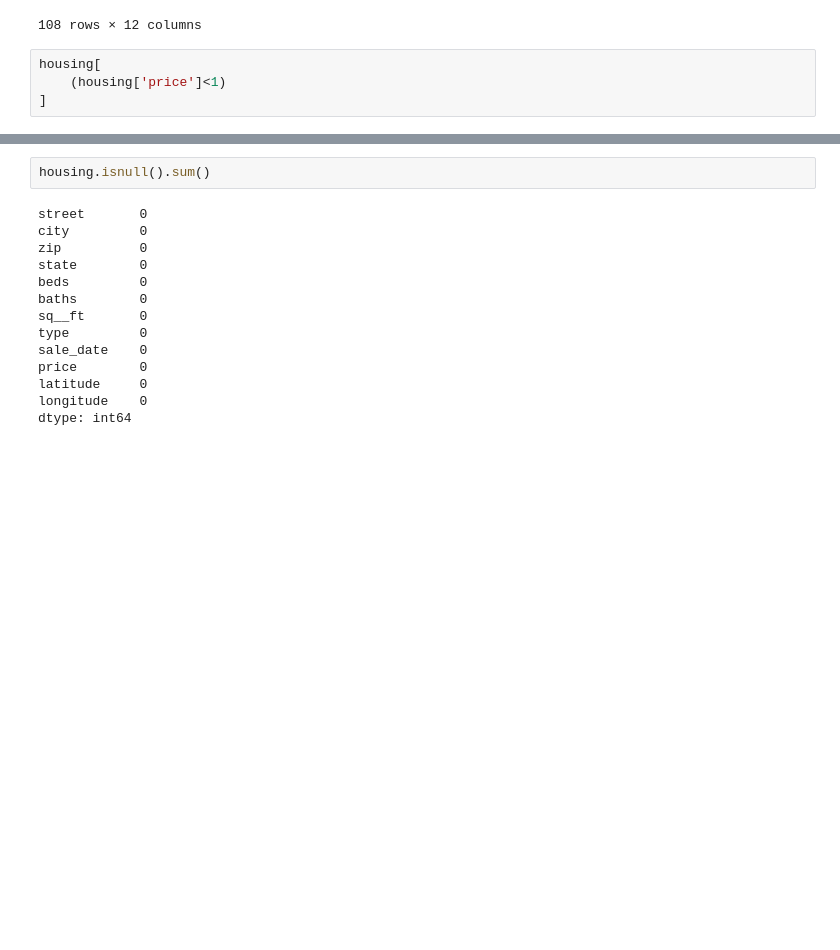
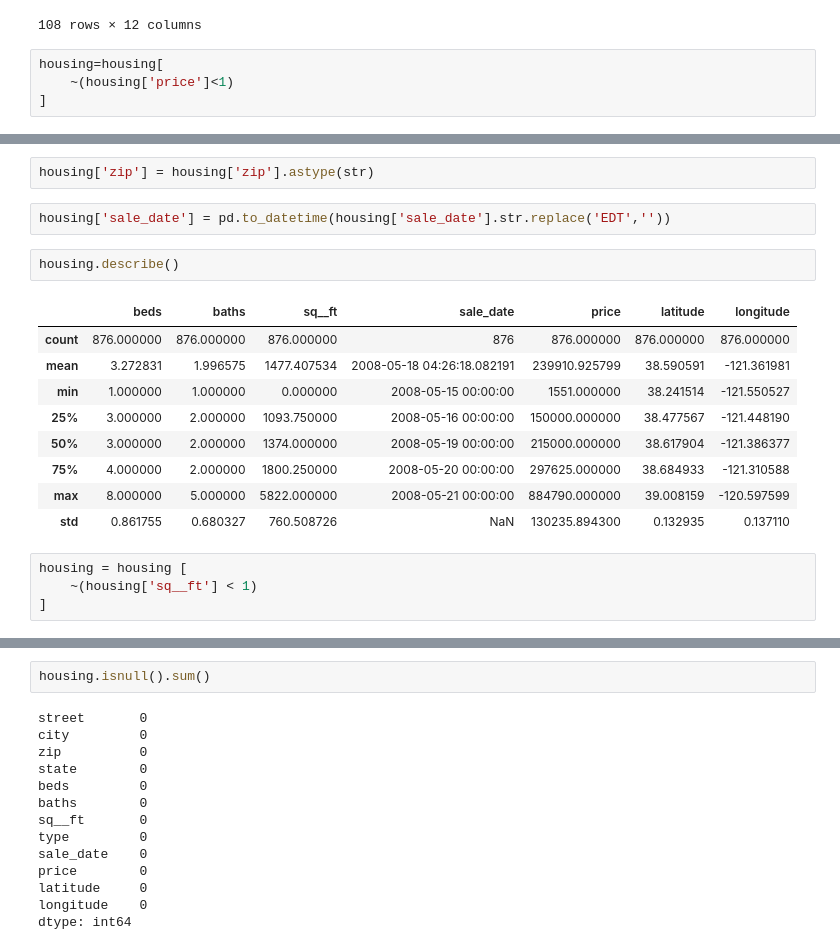
Before and after one commit to Datacrew133/LABS, a Jupyter notebook: 6.4 Multiple Linear Regression/Excercises/6.4.E1 Exercise regression.ipynb, the cells around one changed output, grey strips where cells are left out. Cells and saved outputs as stored; diff of their text form; blank space fills up the shorter version.

```diff
--- a/6.4 Multiple Linear Regression/Excercises/6.4.E1 Exercise regression.ipynb
+++ b/6.4 Multiple Linear Regression/Excercises/6.4.E1 Exercise regression.ipynb
@@ -91,6 +91,6 @@ housing[
 | 970 | 3557 SODA WAY | SACRAMENTO | 95834 | CA | 0 | 0 | 0 | Residential | Thu May 15 00:00:00 EDT 2008 | 224000 | 38.631026 | ... |
 108 rows × 12 columns
 # %%
-housing[
-    (housing['price']<1)
+housing=housing[
+    ~(housing['price']<1)
 ]
@@ -148,3 +130,23 @@ memory usage: 156.9 KB
+# %%
+housing['zip'] = housing['zip'].astype(str)
+# %%
+housing['sale_date'] = pd.to_datetime(housing['sale_date'].str.replace('EDT',''))
+# %%
+housing.describe()
+# %% [output]
+|  | beds | baths | sq__ft | sale_date | price | latitude | longitude |
+| count | 876.000000 | 876.000000 | 876.000000 | 876 | 876.000000 | 876.000000 | 876.000000 |
+| mean | 3.272831 | 1.996575 | 1477.407534 | 2008-05-18 04:26:18.082191 | 239910.925799 | 38.590591 | -121.361981 |
+| min | 1.000000 | 1.000000 | 0.000000 | 2008-05-15 00:00:00 | 1551.000000 | 38.241514 | -121.550527 |
+| 25% | 3.000000 | 2.000000 | 1093.750000 | 2008-05-16 00:00:00 | 150000.000000 | 38.477567 | -121.448190 |
+| 50% | 3.000000 | 2.000000 | 1374.000000 | 2008-05-19 00:00:00 | 215000.000000 | 38.617904 | -121.386377 |
+| 75% | 4.000000 | 2.000000 | 1800.250000 | 2008-05-20 00:00:00 | 297625.000000 | 38.684933 | -121.310588 |
+| max | 8.000000 | 5.000000 | 5822.000000 | 2008-05-21 00:00:00 | 884790.000000 | 39.008159 | -120.597599 |
+| std | 0.861755 | 0.680327 | 760.508726 | NaN | 130235.894300 | 0.132935 | 0.137110 |
+# %%
+housing = housing [
+    ~(housing['sq__ft'] < 1)
+]
 # %%
 housing.describe()
 # %% [output]
```
Also changed, not shown: parts of 12 cells of this notebook, 4 other files.
